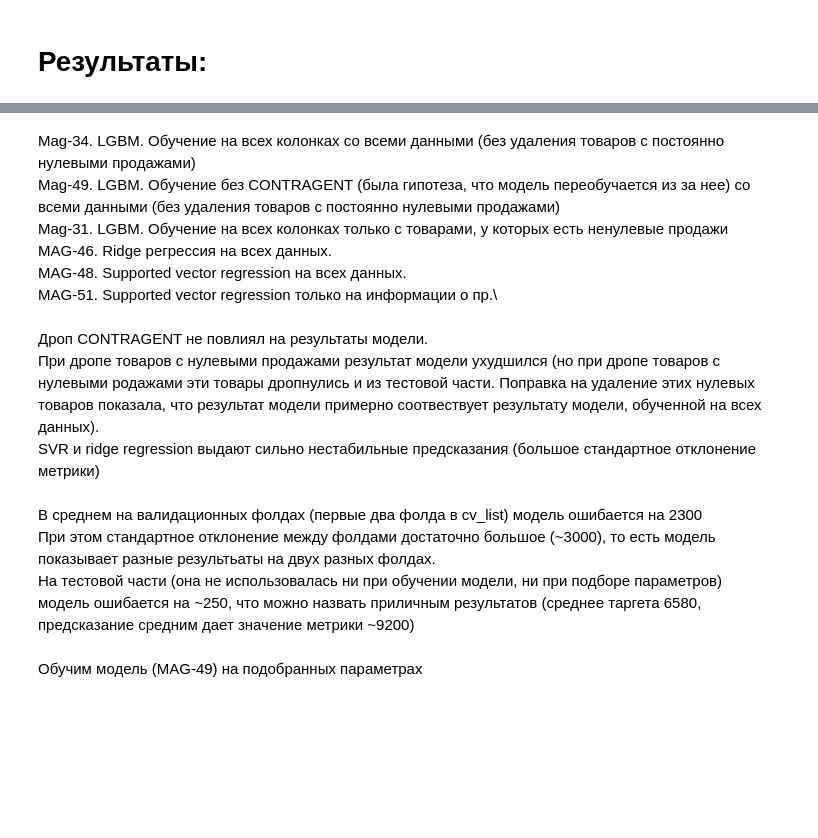
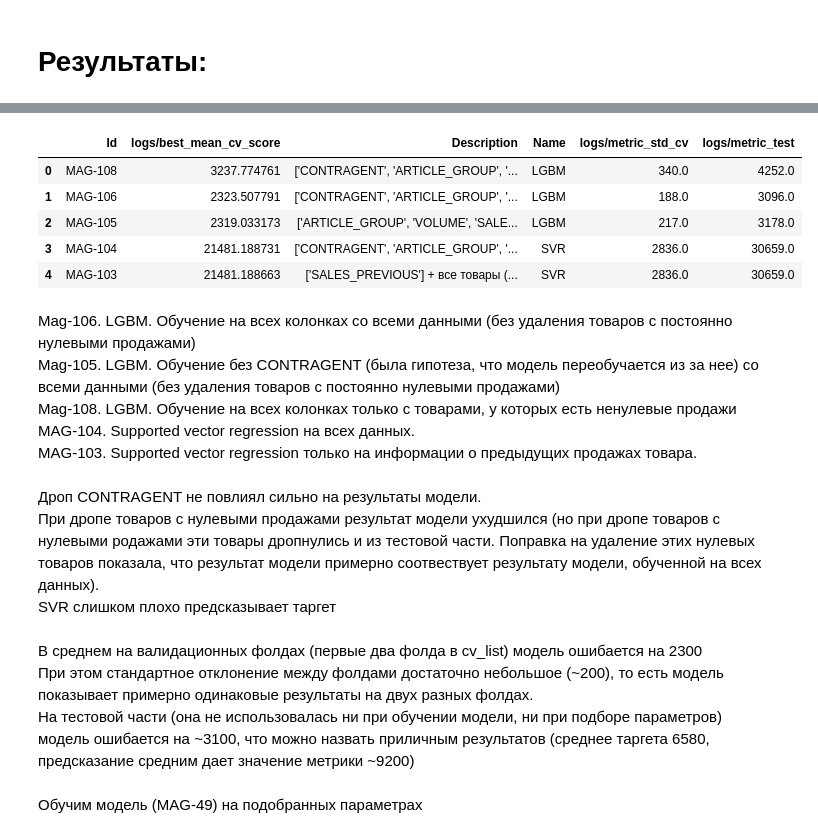
Before and after one commit to Iliaavilov/magnit_test, a Jupyter notebook: Regression_task.ipynb, the cells around one changed output, grey strips where cells are left out. Cells and saved outputs as stored; diff of their text form; code cells hidden in the pictures; blank space fills up the shorter version.

```diff
--- a/Regression_task.ipynb
+++ b/Regression_task.ipynb
@@ -638,18 +645,27 @@ pd.read_csv('results.csv')
+# %%
+pd.read_csv('results.csv', skiprows = 3, names = ['Id', 'logs/best_mean_cv_score', 'Description', 'Name',
+                                                  'logs/metric_std_cv', 'logs/metric_test'])
+# %% [output]
+|  | Id | logs/best_mean_cv_score | Description | Name | logs/metric_std_cv | logs/metric_test |
+| 0 | MAG-108 | 3237.774761 | ['CONTRAGENT', 'ARTICLE_GROUP', '... | LGBM | 340.0 | 4252.0 |
+| 1 | MAG-106 | 2323.507791 | ['CONTRAGENT', 'ARTICLE_GROUP', '... | LGBM | 188.0 | 3096.0 |
+| 2 | MAG-105 | 2319.033173 | ['ARTICLE_GROUP', 'VOLUME', 'SALE... | LGBM | 217.0 | 3178.0 |
+| 3 | MAG-104 | 21481.188731 | ['CONTRAGENT', 'ARTICLE_GROUP', '... | SVR | 2836.0 | 30659.0 |
+| 4 | MAG-103 | 21481.188663 | ['SALES_PREVIOUS'] + все товары (... | SVR | 2836.0 | 30659.0 |
 # %% [markdown]
-Mag-34. LGBM. Обучение на всех колонках со всеми данными (без удаления товаров с постоянно нулевыми продажами)\
-Mag-49. LGBM. Обучение без CONTRAGENT (была гипотеза, что модель переобучается из за нее) со всеми данными (без удаления товаров с постоянно нулевыми продажами)\
-Mag-31. LGBM. Обучение на всех колонках только с товарами, у которых есть ненулевые продажи
-MAG-46. Ridge регрессия на всех данных. \
-MAG-48. Supported vector regression на всех данных.\
-MAG-51. Supported vector regression только на информации о пр.\
+Mag-106. LGBM. Обучение на всех колонках со всеми данными (без удаления товаров с постоянно нулевыми продажами)\
+Mag-105. LGBM. Обучение без CONTRAGENT (была гипотеза, что модель переобучается из за нее) со всеми данными (без удаления товаров с постоянно нулевыми продажами)\
+Mag-108. LGBM. Обучение на всех колонках только с товарами, у которых есть ненулевые продажи
+MAG-104. Supported vector regression на всех данных.\
+MAG-103. Supported vector regression только на информации о предыдущих продажах товара.
 # %% [markdown]
-Дроп CONTRAGENT не повлиял на результаты модели.\
+Дроп CONTRAGENT не повлиял сильно на результаты модели.\
 При дропе товаров с нулевыми продажами результат модели ухудшился (но при дропе товаров с нулевыми родажами эти товары дропнулись и из тестовой части. Поправка на удаление этих нулевых товаров показала, что результат модели примерно соотвествует результату модели, обученной на всех данных). \
-SVR и ridge regression выдают сильно нестабильные предсказания (большое стандартное отклонение метрики)
+SVR слишком плохо предсказывает таргет
 # %% [markdown]
 В среднем на валидационных фолдах (первые два фолда в cv_list) модель ошибается на 2300\
-При этом стандартное отклонение между фолдами достаточно большое (~3000), то есть модель показывает разные результьаты на двух разных фолдах.\
-На тестовой части (она не использовалась ни при обучении модели, ни при подборе параметров) модель ошибается на ~250, что можно назвать приличным результатов (среднее таргета 6580, предсказание средним дает значение метрики ~9200)
+При этом стандартное отклонение между фолдами достаточно небольшое (~200), то есть модель показывает примерно одинаковые результаты на двух разных фолдах.\
+На тестовой части (она не использовалась ни при обучении модели, ни при подборе параметров) модель ошибается на ~3100, что можно назвать приличным результатов (среднее таргета 6580, предсказание средним дает значение метрики ~9200)
 # %% [markdown]
 Обучим модель (MAG-49) на подобранных параметрах
 # %%
```
Also changed, not shown: parts of 21 cells of this notebook, 6 other files.
